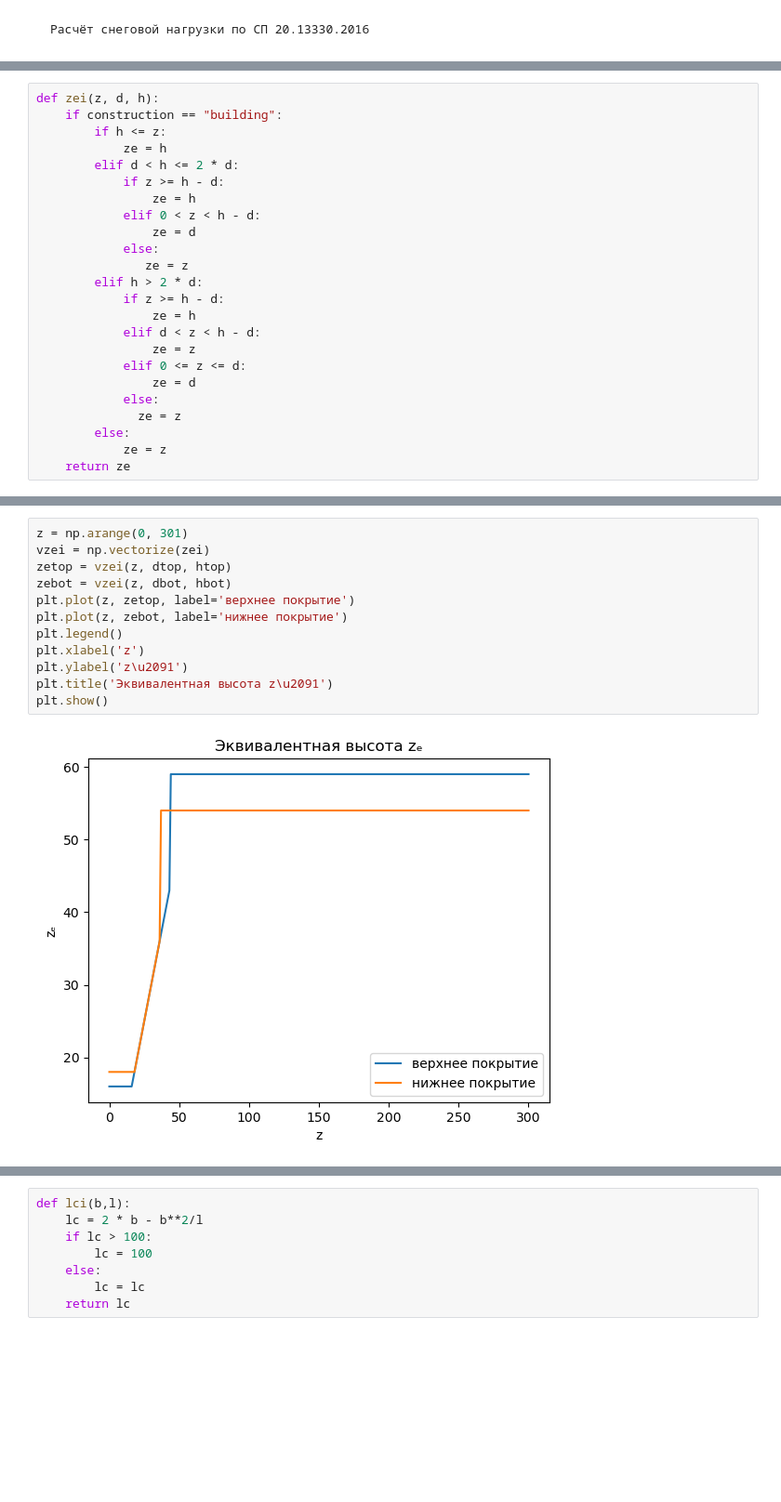
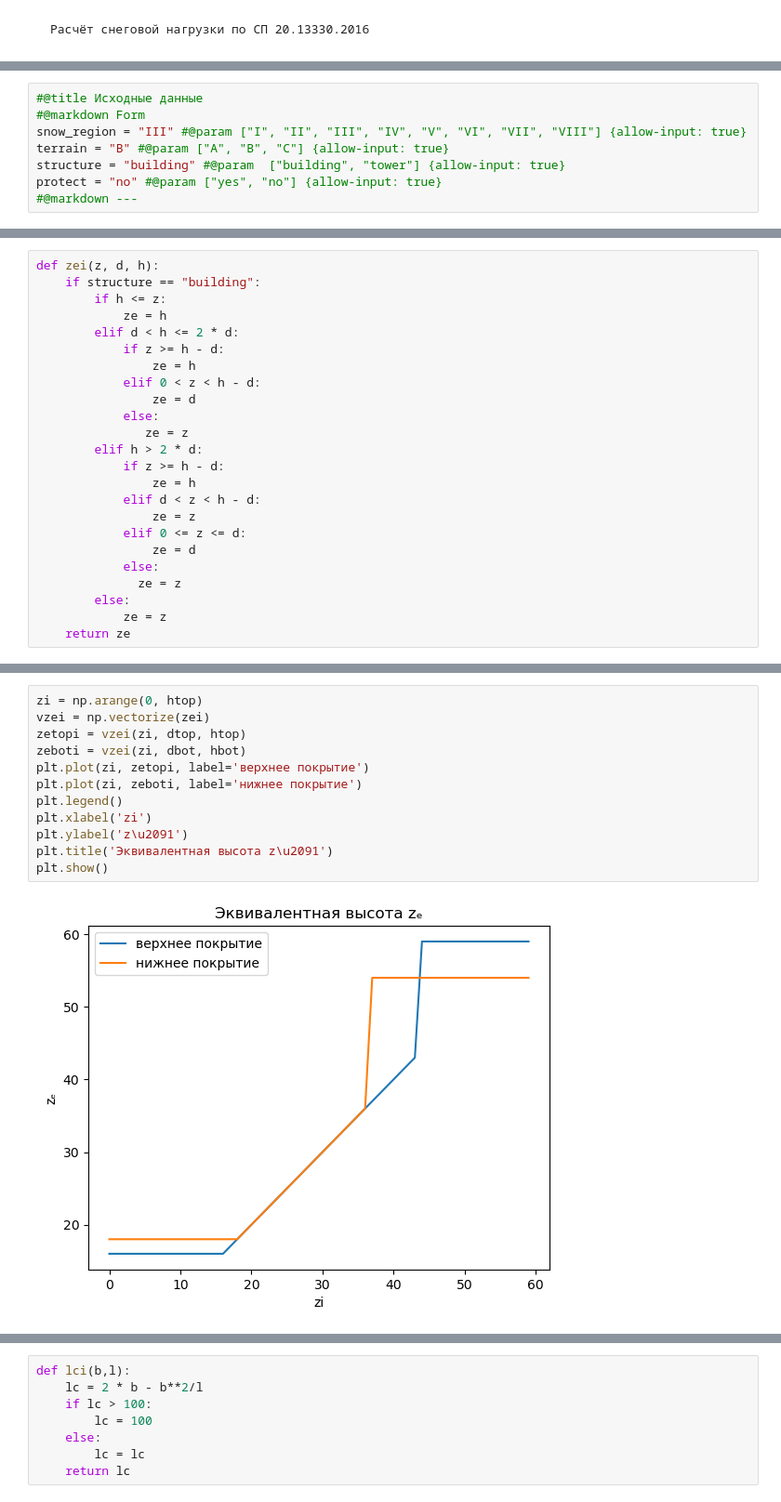
Before and after one commit to GBerezin/Snow_Jupyter, a Jupyter notebook: Snow_Loads.ipynb, the cells around one changed output, grey strips where cells are left out. Shown: that part at 93% size. Cells and saved outputs as stored; diff of their text form; blank space fills up the shorter version.

```diff
--- a/Snow_Loads.ipynb
+++ b/Snow_Loads.ipynb
@@ -15,3 +21,11 @@ from ipywidgets import Dropdown
+# %%
+#@title Исходные данные
+#@markdown Form
+snow_region = "III" #@param ["I", "II", "III", "IV", "V", "VI", "VII", "VIII"] {allow-input: true}
+terrain = "B" #@param ["A", "B", "C"] {allow-input: true}
+structure = "building" #@param  ["building", "tower"] {allow-input: true}
+protect = "no" #@param ["yes", "no"] {allow-input: true}
+#@markdown ---
 # %%
 htop = 59.4 # высота высокого здания
 dtop = 16 # "размер высокого здания в направлении, перпендикулярном расчетному направлению ветра"
@@ -120,6 +96,6 @@ terrain = t_terrain.label
 # %%
 def zei(z, d, h):
-    if construction == "building":
+    if structure == "building":
         if h <= z:
             ze = h
         elif d < h <= 2 * d:
@@ -154,15 +120,15 @@ construction=t_building.label
 # %%
-z = np.arange(0, 301)
+zi = np.arange(0, htop)
 vzei = np.vectorize(zei)
-zetop = vzei(z, dtop, htop)
-zebot = vzei(z, dbot, hbot)
-plt.plot(z, zetop, label='верхнее покрытие')
-plt.plot(z, zebot, label='нижнее покрытие')
+zetopi = vzei(zi, dtop, htop)
+zeboti = vzei(zi, dbot, hbot)
+plt.plot(zi, zetopi, label='верхнее покрытие')
+plt.plot(zi, zeboti, label='нижнее покрытие')
 plt.legend()
-plt.xlabel('z')
+plt.xlabel('zi')
 plt.ylabel('z\u2091')
 plt.title('Эквивалентная высота z\u2091')
 plt.show()
 # %% [output]
-[figure, old version]
+[figure, new version]
 # %%
```
Also changed, not shown: parts of 22 cells of this notebook.
